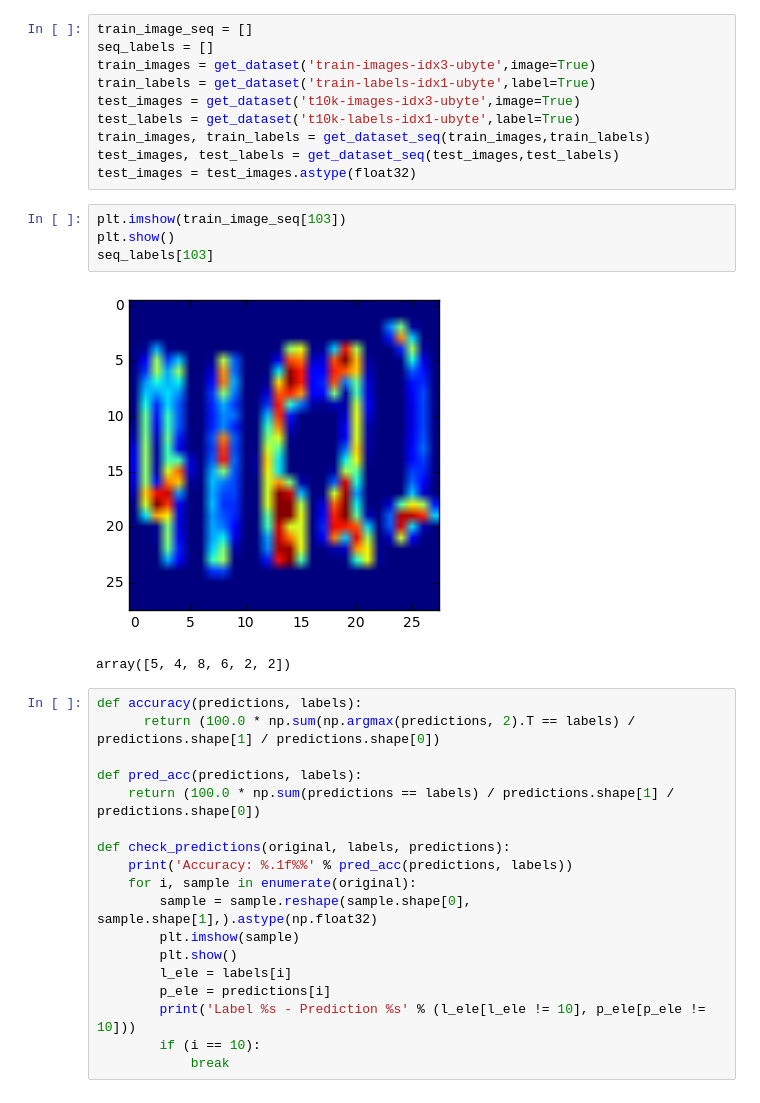
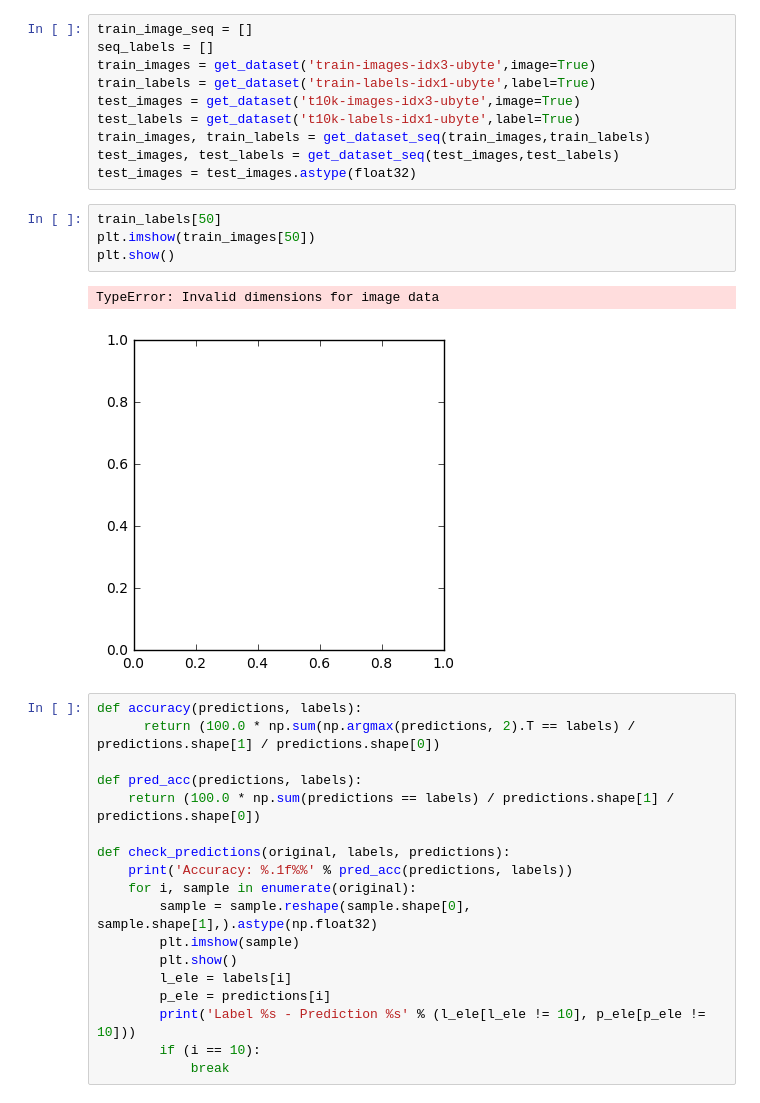
Before and after one commit to kscasado/Udacity_Machine_Learning, a Jupyter notebook: digit_recognition/digit_recognition.ipynb, the cells around one changed output. Cells and saved outputs as stored; diff of their text form.

```diff
--- a/digit_recognition/digit_recognition.ipynb
+++ b/digit_recognition/digit_recognition.ipynb
@@ -103,13 +103,13 @@ test_labels = get_dataset('t10k-labels-idx1-ubyte',label=True)
 train_images, train_labels = get_dataset_seq(train_images,train_labels)
 test_images, test_labels = get_dataset_seq(test_images,test_labels)
 test_images = test_images.astype(float32)
-# %%
-plt.imshow(train_image_seq[103])
-plt.show()
-seq_labels[103]
-# %% [output]
-[figure, removed]
-array([5, 4, 8, 6, 2, 2])
+# %%
+train_labels[50]
+plt.imshow(train_images[50])
+plt.show()
+# %% [output]
+TypeError: Invalid dimensions for image data
+[figure, added]
 # %%
 def accuracy(predictions, labels):
       return (100.0 * np.sum(np.argmax(predictions, 2).T == labels) / predictions.shape[1] / predictions.shape[0])
```
Also changed, not shown: parts of 23 cells of this notebook.
